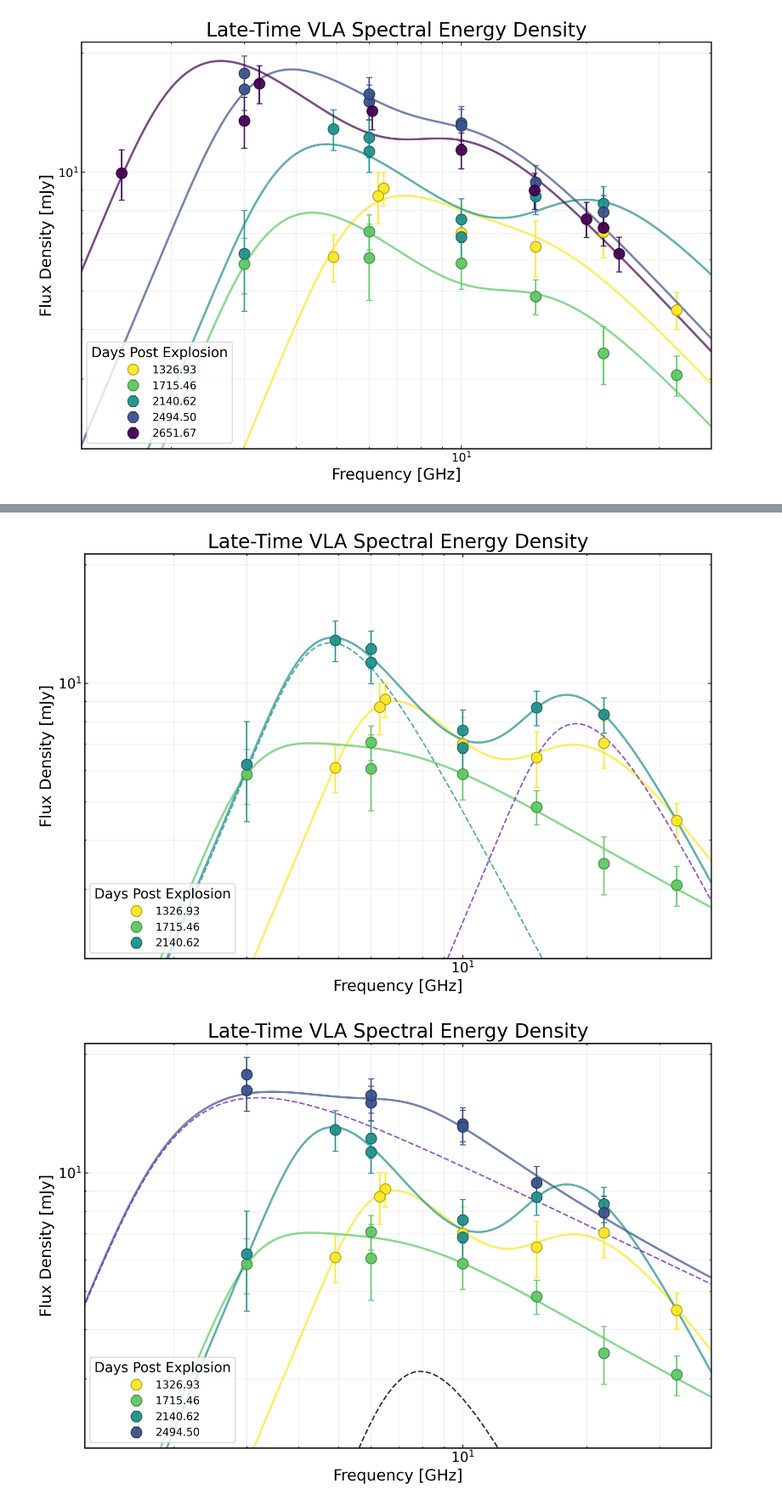
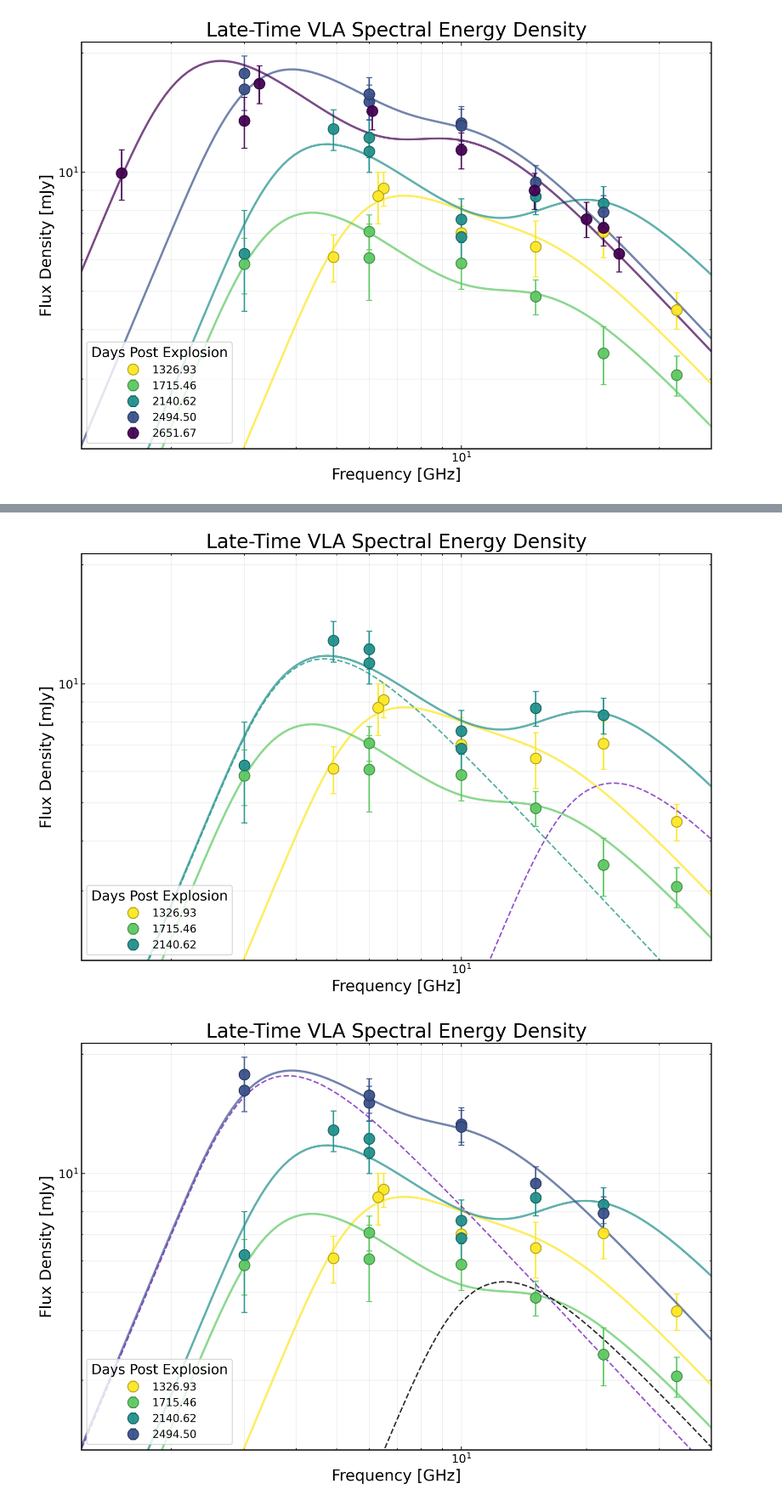
Before and after one commit to AnnikaDeutsch/SN2018ivc_2026, a Jupyter notebook: all_sed_plot.ipynb, the cells around one changed output, grey strips where cells are left out. Shown at 85% size. Saved outputs shown, nothing was run; the diff lists cells and outputs as text; code cells hidden in the pictures.

```diff
--- a/all_sed_plot.ipynb
+++ b/all_sed_plot.ipynb
@@ -322,13 +322,13 @@ fig.tight_layout()
 # fig.savefig("sn2018ivc_seds_with_fits.pdf", bbox_inches="tight")
 
 # plot the individual SSA components for the first epoch
-ax.plot(freq_range, functions.F_SSA_Nayana(freq_range, 12.666491962990392,4.868843341487093,4.956659969496957),
+ax.plot(freq_range, functions.F_SSA_Nayana(freq_range, 11.348487460607927,4.246335227172541,3.24),
         color='#2A9D8F', ls='--', alpha=0.8, label="Component 2")
-ax.plot(freq_range, functions.F_SSA_Nayana(freq_range, 7.8940387389930065,19.135074867724068,4.999999999999999),
+ax.plot(freq_range, functions.F_SSA_Nayana(freq_range, 5.5063665744335735,21.079498692404968,3.24),
         color='#7B2CBF', ls='--', alpha=0.8, label="Component 3")
 plt.show()
 # %% [output]
-[figure, old version]
+[figure, new version]
 # %%
 fig, ax = plt.subplots(figsize=(10, 7), dpi=300)
 
@@ -371,36 +371,36 @@ for (epoch, ph_lo, ph_hi, param_file), color in zip(epoch_info[:4], colors[:4]):
             row["p"]
         )
 
     ax.plot(freq_range, total_fit, color=color, lw=2.2, alpha=0.7)
 
 # --- Axes ---
 ax.set_xscale("log")
 ax.set_yscale("log")
 x_sed = (0.8*np.min(data['freq']), 1.2*np.max(data['freq']))
 ax.set_xlim(x_sed[0], 40)
 y_lims = (0.8*np.min(data['flux']), 1.2*np.max(data['flux']))
 ax.set_ylim(2, y_lims[1])
 
 ax.set_xlabel("Frequency [GHz]")
 ax.set_ylabel("Flux Density [mJy]")
 ax.set_title("Late-Time VLA Spectral Energy Density")
 
 ax.legend(title="Days Post Explosion", loc="lower left", frameon=True)
 ax.grid(True, which='both', alpha=0.2)
 #ax.grid(False, which='minor')
 
 fig.tight_layout()
 # fig.savefig("sn2018ivc_seds_with_fits.png", bbox_inches="tight", dpi=300)
 # fig.savefig("sn2018ivc_seds_with_fits.pdf", bbox_inches="tight")
 
 # plot the individual SSA components for the first epoch
-ax.plot(freq_range, functions.F_SSA_Nayana(freq_range, 13.855598352273423,2.2674048428453606,2.0000000000000004),
+ax.plot(freq_range, functions.F_SSA_Nayana(freq_range, 17.32335102844023,3.4572053487096626,3.24),
         color='#7B2CBF', ls='--', alpha=0.8, label="Component 3")
-ax.plot(freq_range, functions.F_SSA_Nayana(freq_range, 3.129679551297325,8.043498213081852,4.999999999999999),
+ax.plot(freq_range, functions.F_SSA_Nayana(freq_range, 5.221309291825169,11.494596273404769,3.24),
         color='k', ls='--', alpha=0.8, label="Component 4")
 plt.show()
 # %% [output]
-[figure, old version]
+[figure, new version]
 # %%
 fig, ax = plt.subplots(figsize=(10, 7), dpi=300)
 
```
Also changed, not shown: parts of 3 cells of this notebook.
